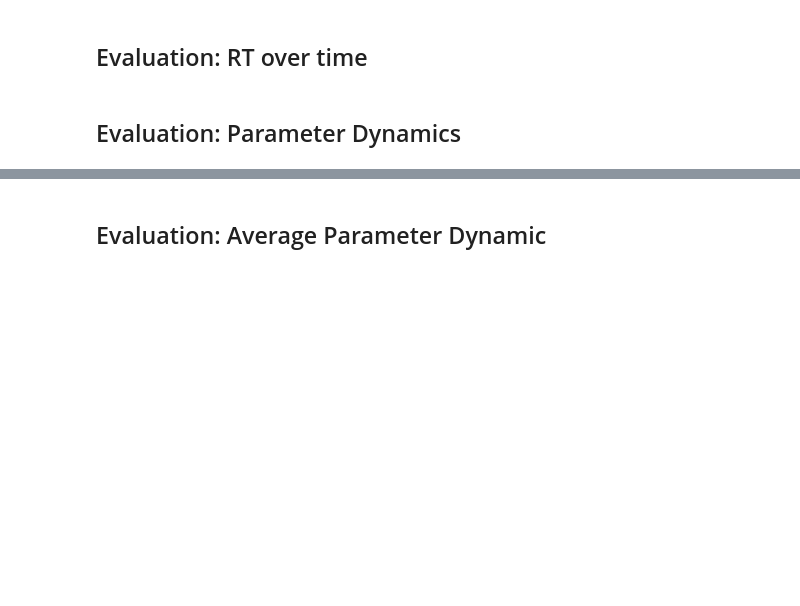
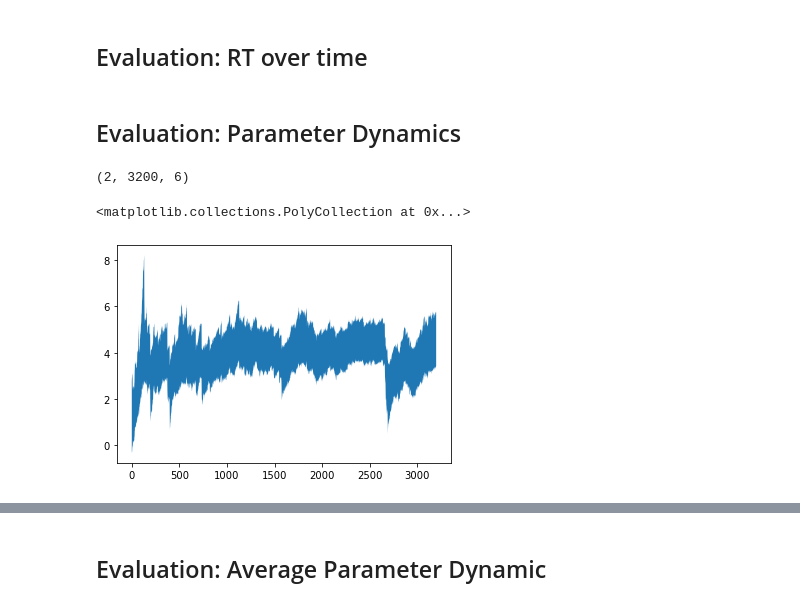
Before and after one commit to LuSchumacher/dynamic_ddm, a Jupyter notebook: notebooks/full_dynamic_dm_joint.ipynb, the cells around one changed output, grey strips where cells are left out. Saved outputs shown, nothing was run; the diff lists cells and outputs as text; code cells hidden in the pictures; blank space fills up the shorter version.

```diff
--- a/notebooks/full_dynamic_dm_joint.ipynb
+++ b/notebooks/full_dynamic_dm_joint.ipynb
@@ -398,3 +398,13 @@ for sub in range(N_SUBS):
     f.savefig("../plots/rt_time_series_sub_{}.png".format(sub+1), dpi=300, bbox_inches='tight')
 # %% [markdown]
 ## Evaluation: Parameter Dynamics
+# %%
+quantiles = np.quantile(post_theta_t[:, 0, :, :], [0.025, 0.975], axis=0)
+quantiles.shape
+# %% [output]
+(2, 3200, 6)
+# %%
+plt.fill_between(np.arange(3200), quantiles[1, :, 0], quantiles[0, :, 0])
+# %% [output]
+<matplotlib.collections.PolyCollection at 0x...>
+[figure, added]
```
Also changed, not shown: parts of 3 cells of this notebook.
